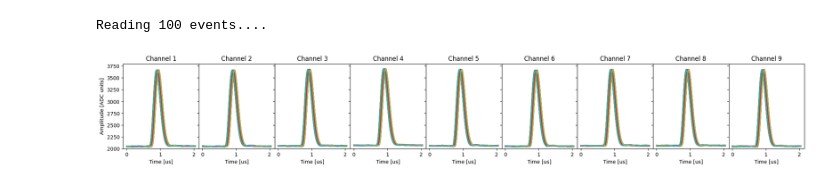
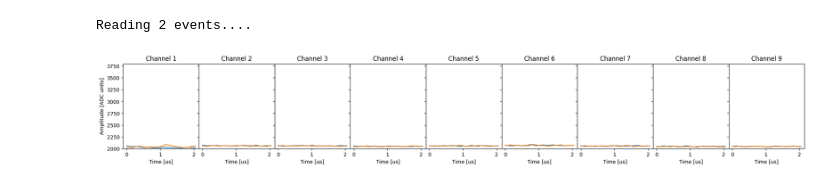
Before and after one commit to Moore-Lab/nanospheres, a Jupyter notebook: DAQ/CAEN/dt5740_test.ipynb, the cells around one changed output. Drawn from its saved outputs; the diff is of its cells as text; code cells hidden in the pictures.

```diff
--- a/DAQ/CAEN/dt5740_test.ipynb
+++ b/DAQ/CAEN/dt5740_test.ipynb
@@ -15,7 +15,7 @@ def configure_digitizer(digitizer):
 	enable_list = [True, True, True, False]  ## groups of 8 channels (1-8, 9-16, 17-24, 25-32)
 	dc_offset_list = [0.5, 0.5, 0.5, 0.5] ## list of dc offsets (fractional range 0-1)
 										  ## e.g. if you want baseline at 25% of max ADC, set 0.25 here
-	trig_level_list = [500, 500, 500, 500] ## list of trig levels in ADC counts above the baseline
+	trig_level_list = [35, 500, 500, 500] ## list of trig levels in ADC counts above the baseline
 										  ## e.g. if you 100 ADC counts above baseline, set 100 here
 
 	digitizer.set_record_length(128)
@@ -34,26 +34,26 @@ def configure_digitizer(digitizer):
 # %%
 # Now configure the digitizer:
 configure_digitizer(digitizer)
 
 # Now enter into acquisition mode using the `with` statement:
 with digitizer:
 	waveforms = digitizer.get_waveforms()
 
 plt.figure(figsize=(24,3))
 for wf in waveforms:
-	for j, ch in enumerate(range(0,18,2)):
+	for j, ch in enumerate(range(16,-1,-2)):
 		plt.subplot(1,9,j+1)
 		plt.plot(wf['time']*1e6, wf[ch])
 		plt.ylim(2000, 3800)
 		if(j > 0):
 			plt.gca().set_yticklabels([])
 		else:
 			plt.ylabel("Amplitude [ADC units]")
 		plt.title("Channel %d"%(j+1))
 		plt.xlabel("Time [us]")
 
 plt.subplots_adjust(wspace=0)
 plt.show()
 # %% [output]
-Reading 100 events....
+Reading 2 events....
-[figure, old version]
+[figure, new version]
```
Also changed, not shown: parts of 2 cells of this notebook, 1 other file.
